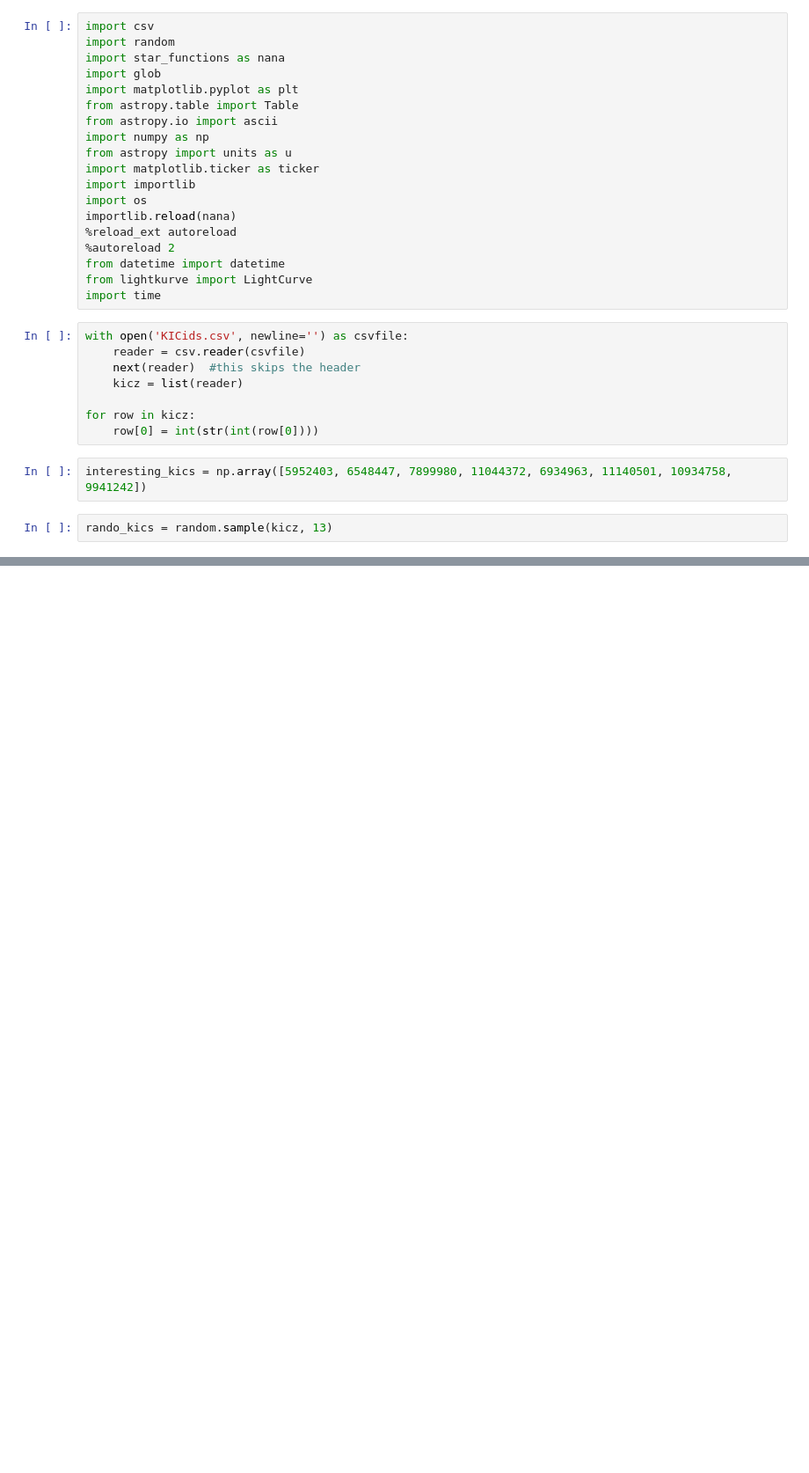
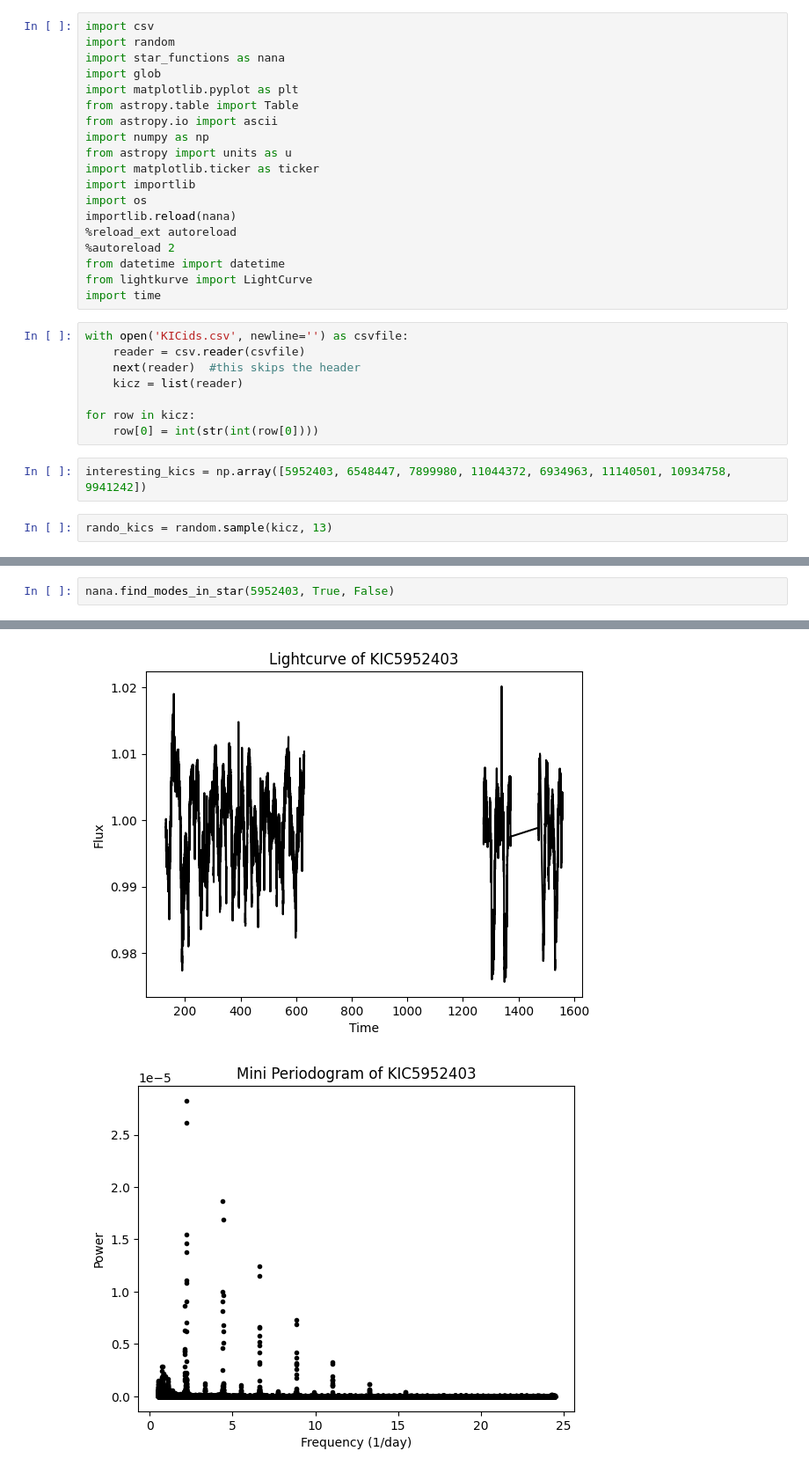
Before and after one commit to nanamiller/hogg_project, a Jupyter notebook: oscillator_catalog/delta_chi2_gone.ipynb, the cells around one changed output, grey strips where cells are left out. Shown: that part at 88% size. Cells and saved outputs as stored; diff of their text form; blank space fills up the shorter version.

```diff
--- a/oscillator_catalog/delta_chi2_gone.ipynb
+++ b/oscillator_catalog/delta_chi2_gone.ipynb
@@ -79,0 +48,3 @@ find_modes_in_star() took 507.7158570289612 seconds for star KIC7463410
+# %%
+nana.find_modes_in_star(5952403, True, False)
+# %% [output]
@@ -79,0 +52,2 @@ find_modes_in_star() took 507.7158570289612 seconds for star KIC7463410
+[figure, added]
+[figure, added]
```
Also changed, not shown: parts of 4 cells of this notebook, 1 other file.
